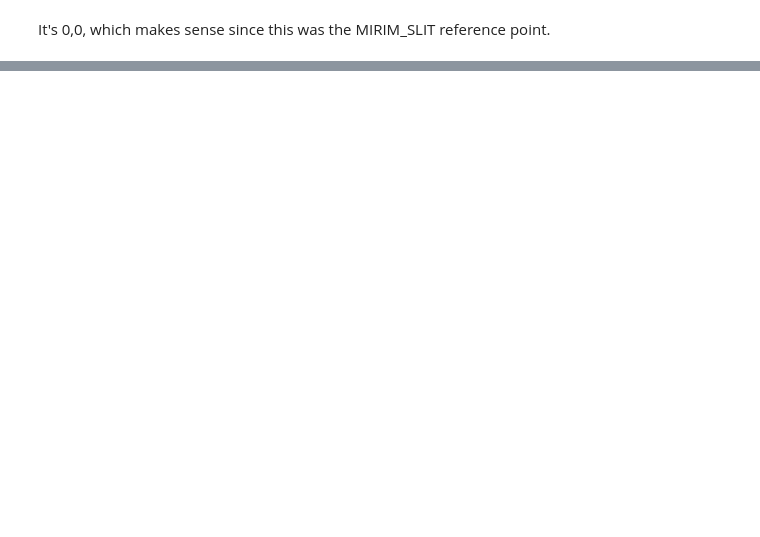
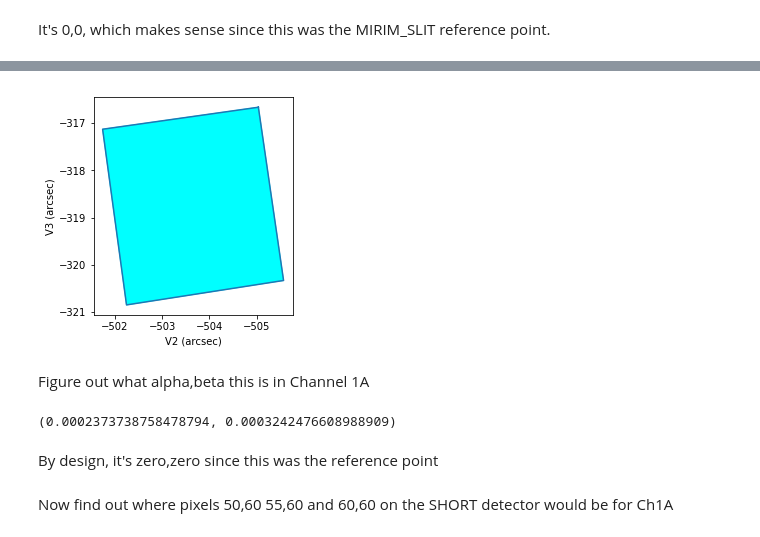
Before and after one commit to STScI-MIRI/miricoord, a Jupyter notebook: miricoord/BasicTransforms.ipynb, the cells around one changed output, grey strips where cells are left out. Drawn from its saved outputs; the diff is of its cells as text; code cells hidden in the pictures; blank space fills up the shorter version.

```diff
--- a/miricoord/BasicTransforms.ipynb
+++ b/miricoord/BasicTransforms.ipynb
@@ -85,0 +133,6 @@ print(x,y)
+# %%
+siaf['MIRIFU_CHANNEL1A'].plot()
+# %% [output]
+[figure, added]
+# %% [markdown]
+Figure out what alpha,beta this is in Channel 1A
@@ -85,0 +141,8 @@ print(x,y)
+# %%
+alpha,beta
+# %% [output]
+(0.0002373738758478794, 0.0003242476608988909)
+# %% [markdown]
+By design, it's zero,zero since this was the reference point
+# %% [markdown]
+Now find out where pixels 50,60 55,60 and 60,60 on the SHORT detector would be for Ch1A
```
Also changed, not shown: parts of 92 cells of this notebook, 1 other file.
